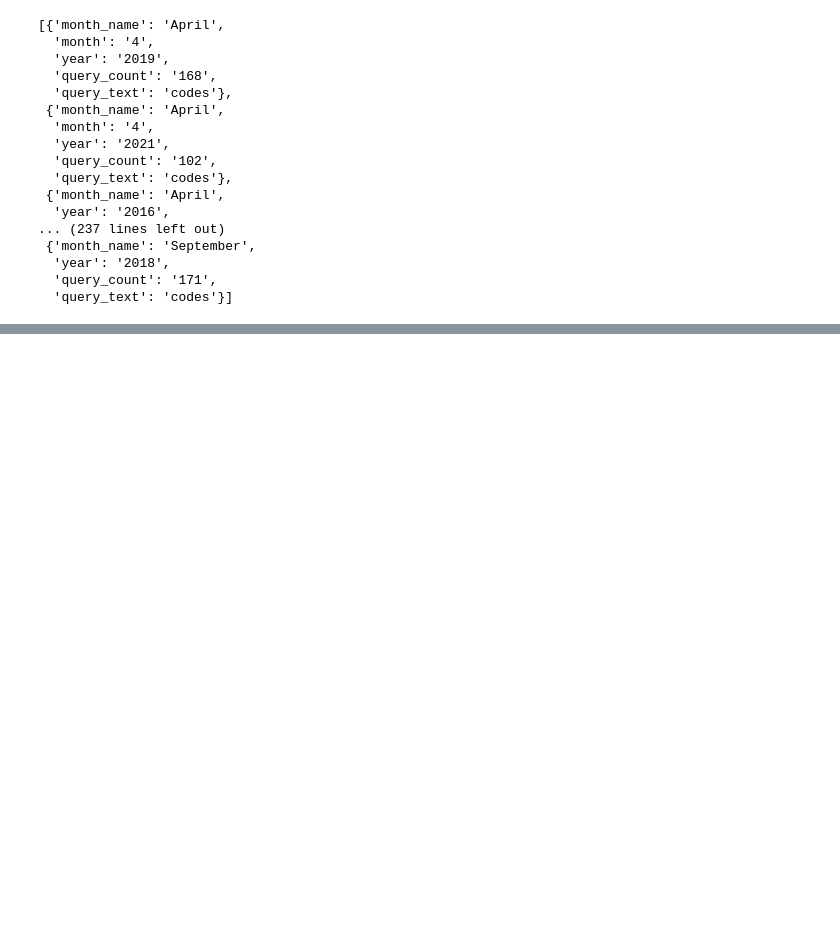
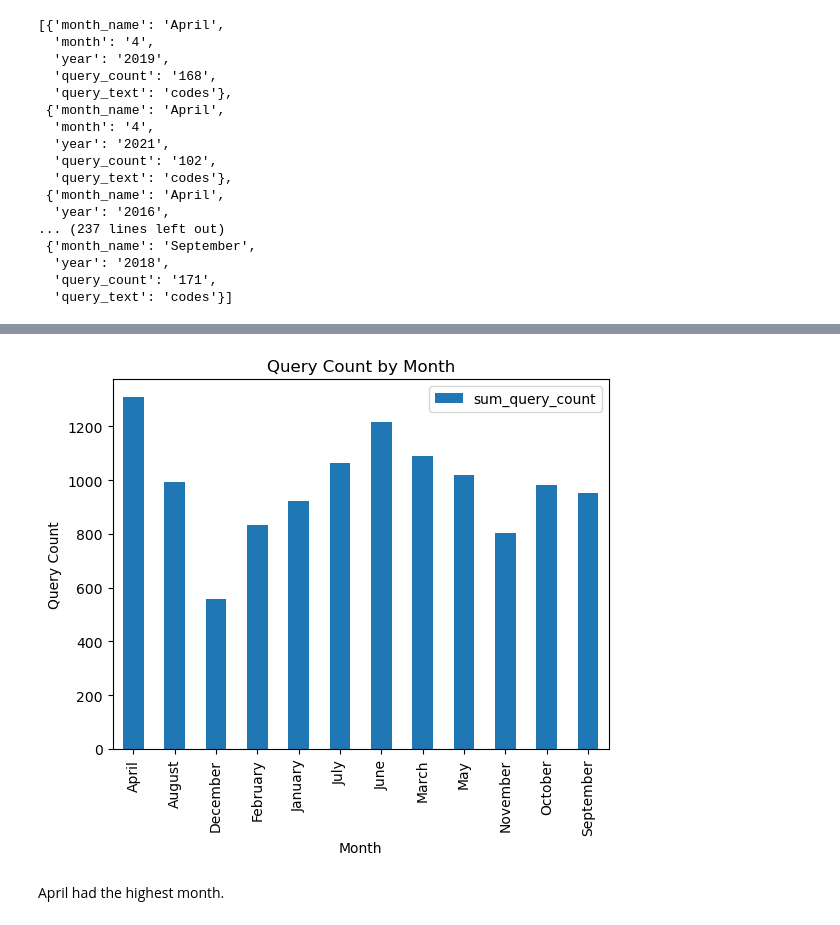
Before and after one commit to NSS-Data-Analytics-Cohort-8/socrata_api-wesiswes629, a Jupyter notebook: socrat.ipynb, the cells around one changed output, grey strips where cells are left out. Cells and saved outputs as stored; diff of their text form; code cells hidden in the pictures; blank space fills up the shorter version.

```diff
--- a/socrat.ipynb
+++ b/socrat.ipynb
@@ -173,0 +182,3 @@ res
+# %%
+endpoint = 'https://data.nashville.gov/resource/fuaa-r5cm.json?$where=query_text="maps"&$select=month_name,sum(query_count)&$group=month_name'
+response = requests.get(endpoint)
@@ -173,0 +189,3 @@ res
+# %%
+res = response.json()
+res
@@ -173,0 +205,14 @@ res
+# %%
+query = pd.DataFrame(res)
+
+query['sum_query_count'] = pd.to_numeric(query['sum_query_count'])
+
+query.plot(kind='bar', x='month_name', y='sum_query_count')
+plt.title('Query Count by Month')
+plt.xlabel('Month')
+plt.ylabel('Query Count')
+plt.show()
+# %% [output]
+[figure, added]
+# %% [markdown]
+April had the highest month.
```
Also changed, not shown: parts of 5 cells of this notebook.
